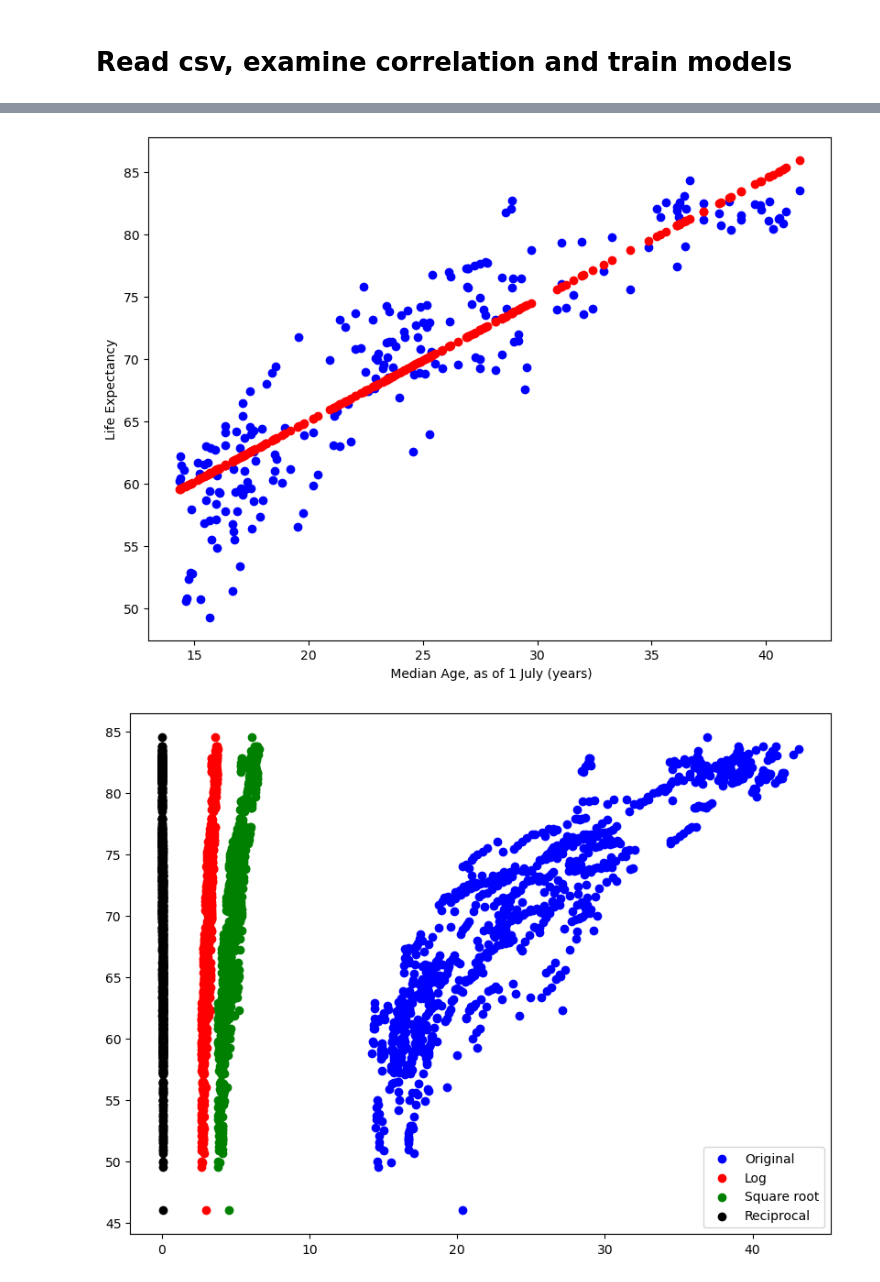
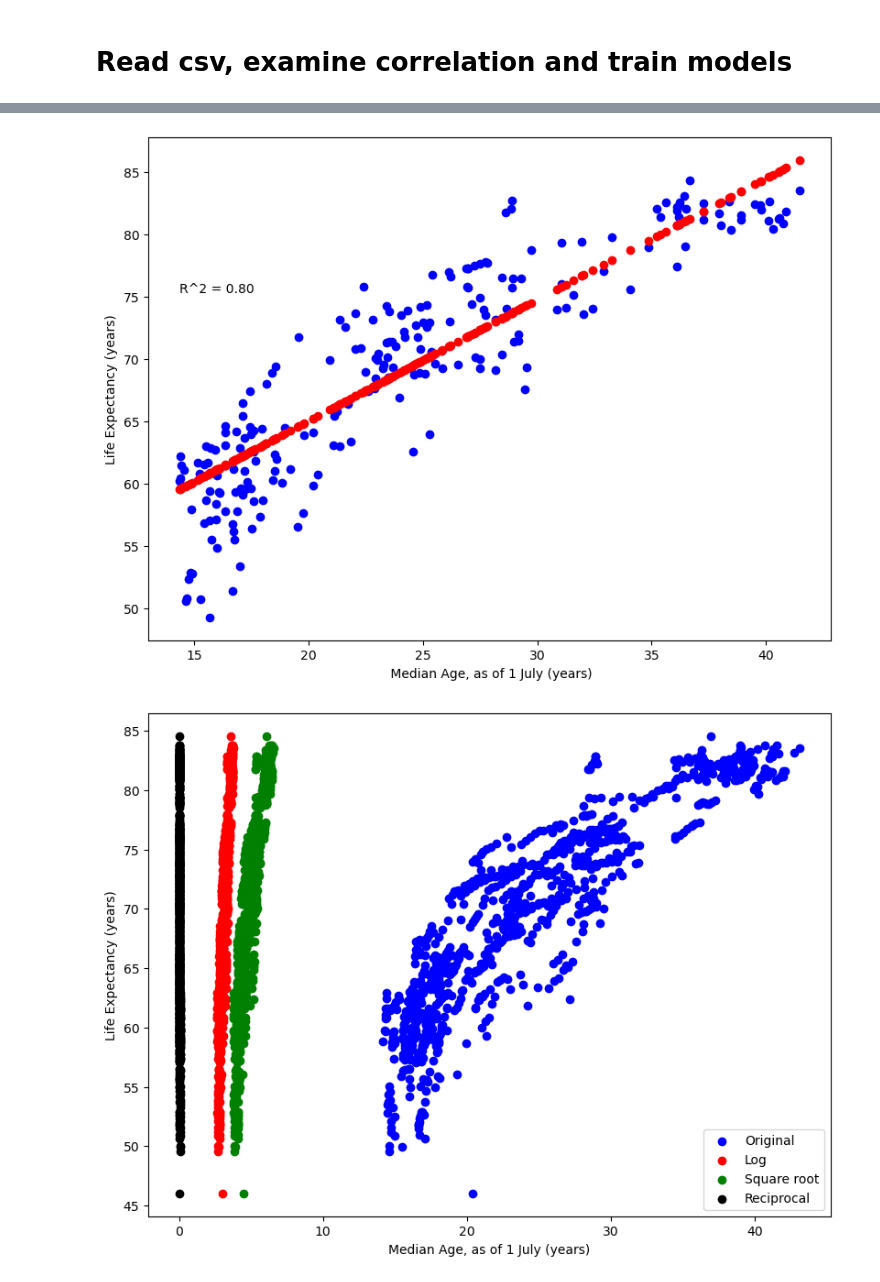
Before and after one commit to olabratt/DIT407, a Jupyter notebook: Assignment4/ola/assignment4.ipynb, the cells around one changed output, grey strips where cells are left out. Drawn from its saved outputs; the diff is of its cells as text; code cells hidden in the pictures.

```diff
--- a/Assignment4/ola/assignment4.ipynb
+++ b/Assignment4/ola/assignment4.ipynb
@@ -40,18 +41,20 @@ def train_linear_regression_model(X_train, X_test, y_train, y_test, variables, p
     model = LinearRegression().fit(X_train, y_train)
     # Make predictions
     y_pred = model.predict(X_test)
+    r2 = r2_score(y_test, y_pred)
     _, rows = X_test.shape
     if rows == 1:
         fig, ax = pyplot.subplots(figsize=(8, 6), layout='constrained')
         ax.scatter(X_test, y_test, color='blue')
         ax.scatter(X_test, y_pred, color='red')
         ax.set_xlabel(prefix + " " + variables)
-        ax.set_ylabel('Life Expectancy')
+        ax.set_ylabel('Life Expectancy (years)')
+        ax.text(0.1, 0.7, f'R^2 = {r2:.2f}', ha='center', va='center', transform=ax.transAxes)
         #fig.savefig("TODO", bbox_inches='tight')
 
 
     mse = mean_squared_error(y_test, y_pred)
-    print("Trained model with the following variables: ", variables)
+    print("Trained model with the following variables " + prefix + ": ", variables)
     print(f"The mean squared error for is {mse:.2f}.")
 # %% [markdown]
 <h1>Find linear variable</h1>
@@ -70,6 +73,9 @@ def transform_variable(X_train, y_train, correlation_variable):
     ax.scatter(X_train_selected['log'], y_train, color='red', label='Log')
     ax.scatter(X_train_selected['sqrt'], y_train, color='green', label='Square root')
     ax.scatter(X_train_selected['reciprocal'], y_train, color='black', label='Reciprocal')
+    ax.set_ylabel('Life Expectancy (years)')
+    ax.set_xlabel(correlation_variable)
+
     ax.legend()
     #fig.savefig("TODO", bbox_inches='tight')
 # %% [markdown]
@@ -85,16 +91,16 @@ y = life_expectancy[LEB]  # Target variable
 
 X_train, X_test, y_train, y_test = train_test_split(X, y, test_size=0.2, random_state=42)
 
-
+#TODO: hmm, use only train data when calculating correlation?
 strongest_pearson_correlation_variable, correlation_pearson = calculate_correlation(life_expectancy, LEB, 'pearson')
 train_linear_regression_model(X_train[[strongest_pearson_correlation_variable]], X_test[[strongest_pearson_correlation_variable]], y_train, y_test, strongest_pearson_correlation_variable)
 
 strongest_spearman_correlation_variable, correlation_spearman = calculate_correlation(life_expectancy.drop(strongest_pearson_correlation_variable, axis=1), LEB, 'spearman')
 train_linear_regression_model(X_train[[strongest_spearman_correlation_variable]], X_test[[strongest_spearman_correlation_variable]], y_train, y_test, strongest_spearman_correlation_variable)
 transform_variable(X_train, y_train, strongest_spearman_correlation_variable)
-train_linear_regression_model(np.log(X_train[[strongest_spearman_correlation_variable]]), np.log(X_test[[strongest_spearman_correlation_variable]]), y_train, y_test, strongest_spearman_correlation_variable, "Log")
-train_linear_regression_model(np.sqrt(X_train[[strongest_spearman_correlation_variable]]), np.sqrt(X_test[[strongest_spearman_correlation_variable]]), y_train, y_test, strongest_spearman_correlation_variable, "Sqrt")
-train_linear_regression_model(1/(X_train[[strongest_spearman_correlation_variable]]), 1/(X_test[[strongest_spearman_correlation_variable]]), y_train, y_test, strongest_spearman_correlation_variable, "Reciprocal")
+train_linear_regression_model(np.log(X_train[[strongest_spearman_correlation_variable]]), np.log(X_test[[strongest_spearman_correlation_variable]]), y_train, y_test, strongest_spearman_correlation_variable, "[Log]")
+train_linear_regression_model(np.sqrt(X_train[[strongest_spearman_correlation_variable]]), np.sqrt(X_test[[strongest_spearman_correlation_variable]]), y_train, y_test, strongest_spearman_correlation_variable, "[Sqrt]")
+train_linear_regression_model(1/(X_train[[strongest_spearman_correlation_variable]]), 1/(X_test[[strongest_spearman_correlation_variable]]), y_train, y_test, strongest_spearman_correlation_variable, "[Reciprocal]")
 
 threshold = 0.85
 correlation_spearman_no_LEB = correlation_spearman.drop([LEB])
@@ -121,3 +127,3 @@ The mean squared error for is 1.80.
 [figure]
-[figure, old version]
+[figure, new version]
-[figure, old version]
+[figure, new version]
```
Also changed, not shown: parts of 2 cells of this notebook.
